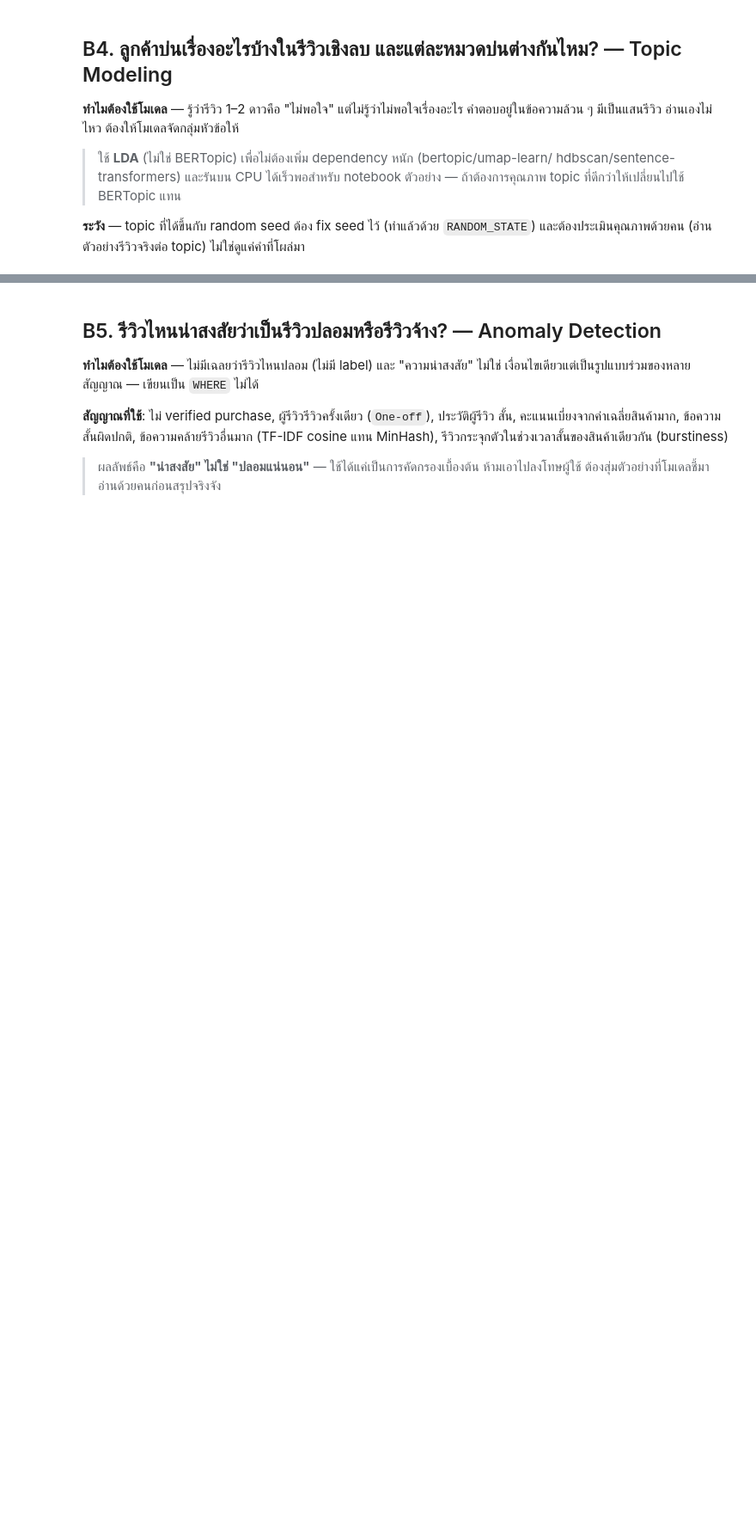
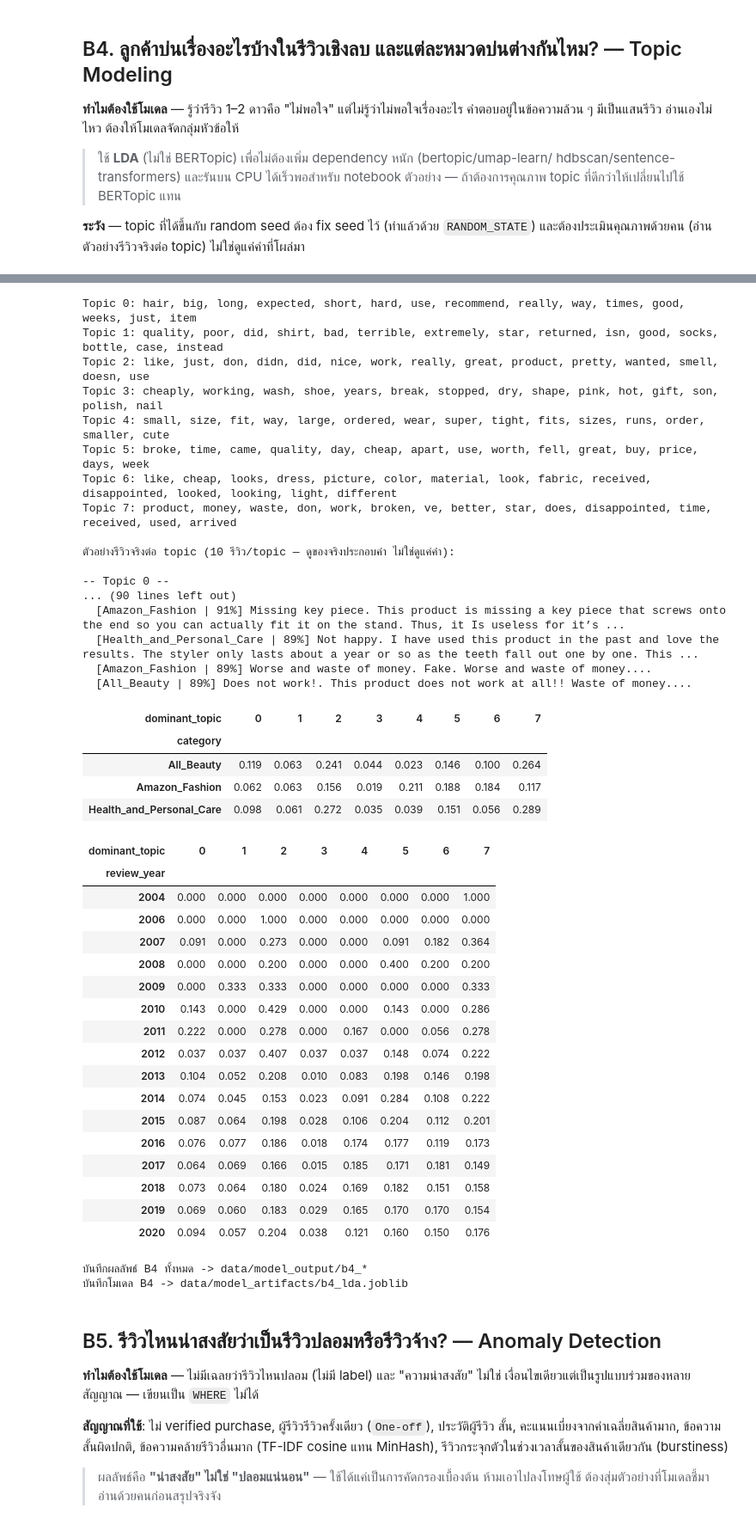
Before and after one commit to jjentaa/Product-Performance-Analytics-on-Marketplace-Data, a Jupyter notebook: model/model.ipynb, the cells around one changed output, grey strips where cells are left out. Shown at 86% size. Drawn from its saved outputs; the diff is of its cells as text; code cells hidden in the pictures; blank space fills up the shorter version.

```diff
--- a/model/model.ipynb
+++ b/model/model.ipynb
@@ -55,6 +55,11 @@ con.execute(f"CREATE VIEW product_features AS SELECT * FROM '{SRC}/product_featu
 OUTPUT_DIR = ROOT / "data" / "model_output"
 OUTPUT_DIR.mkdir(parents=True, exist_ok=True)
 
+# ที่เก็บตัวโมเดลที่เทรนแล้ว (joblib) — dashboard โหลดจากตรงนี้ ไม่ retrain สด
+import joblib
+MODEL_DIR = ROOT / "data" / "model_artifacts"
+MODEL_DIR.mkdir(parents=True, exist_ok=True)
+
 plt.rcParams["figure.figsize"] = (9, 4)
 plt.rcParams["axes.grid"] = True
 plt.rcParams["grid.alpha"] = 0.3
@@ -451,33 +600,81 @@ for t in range(N_TOPICS):
 
 # docs/business_questions.md แนะนำอ่าน 10-20 รีวิวต่อ topic ก่อนประเมินคุณภาพ
 EXAMPLES_PER_TOPIC = 10
 print(f"\nตัวอย่างรีวิวจริงต่อ topic ({EXAMPLES_PER_TOPIC} รีวิว/topic — ดูของจริงประกอบคำ ไม่ใช่ดูแค่คำ):")
 for t in range(N_TOPICS):
     sample = negative[negative.dominant_topic == t].nlargest(EXAMPLES_PER_TOPIC, "topic_prob")
     print(f"\n-- Topic {t} --")
     for _, r in sample.iterrows():
         print(f"  [{r.category} | {r.topic_prob:.0%}] {r.text_full[:150]}...")
 
 # เทียบสัดส่วน topic ข้ามหมวด — คาดว่า Amazon_Fashion เด่นเรื่องไซซ์/ความพอดี
 # ส่วน All_Beauty เด่นเรื่องอาการแพ้/กลิ่น/ของปลอม
 category_share = pd.crosstab(negative.category, negative.dominant_topic, normalize="index").round(3)
 display(category_share)
 
 # เทียบสัดส่วน topic ตามปี — ดูว่า topic ไหนโตขึ้นตามเวลา (สัญญาณปัญหาใหม่)
 yearly_share = pd.crosstab(negative.review_year, negative.dominant_topic, normalize="index").round(3)
 display(yearly_share)
 
 topic_words_df = pd.DataFrame(
     [(t, rank, w) for t, words in enumerate(topic_words) for rank, w in enumerate(words, 1)],
     columns=["topic_id", "rank", "word"])
 topic_words_df.to_csv(OUTPUT_DIR / "b4_topic_words.csv", index=False)
 
 negative[["review_id", "category", "review_year", "dominant_topic", "topic_prob"]].to_parquet(
     OUTPUT_DIR / "b4_review_topics.parquet", index=False)
 
 category_share.to_csv(OUTPUT_DIR / "b4_category_topic_share.csv")
 yearly_share.to_csv(OUTPUT_DIR / "b4_yearly_topic_share.csv")
 print(f"\nบันทึกผลลัพธ์ B4 ทั้งหมด -> {OUTPUT_DIR.relative_to(ROOT)}/b4_*")
+
+b4_path = MODEL_DIR / "b4_lda.joblib"
+joblib.dump({"vectorizer": count_vec, "lda": lda, "n_topics": N_TOPICS,
+             "topic_words": topic_words}, b4_path)
+print(f"บันทึกโมเดล B4 -> {b4_path.relative_to(ROOT)}")
+# %% [output]
+Topic 0: hair, big, long, expected, short, hard, use, recommend, really, way, times, good, weeks, just, item
+Topic 1: quality, poor, did, shirt, bad, terrible, extremely, star, returned, isn, good, socks, bottle, case, instead
+Topic 2: like, just, don, didn, did, nice, work, really, great, product, pretty, wanted, smell, doesn, use
+Topic 3: cheaply, working, wash, shoe, years, break, stopped, dry, shape, pink, hot, gift, son, polish, nail
+Topic 4: small, size, fit, way, large, ordered, wear, super, tight, fits, sizes, runs, order, smaller, cute
+Topic 5: broke, time, came, quality, day, cheap, apart, use, worth, fell, great, buy, price, days, week
+Topic 6: like, cheap, looks, dress, picture, color, material, look, fabric, received, disappointed, looked, looking, light, different
+Topic 7: product, money, waste, don, work, broken, ve, better, star, does, disappointed, time, received, used, arrived
+
+ตัวอย่างรีวิวจริงต่อ topic (10 รีวิว/topic — ดูของจริงประกอบคำ ไม่ใช่ดูแค่คำ):
+
+-- Topic 0 --
+... (90 lines left out)
+  [Amazon_Fashion | 91%] Missing key piece. This product is missing a key piece that screws onto the end so you can actually fit it on the stand. Thus, it Is useless for it’s ...
+  [Health_and_Personal_Care | 89%] Not happy. I have used this product in the past and love the results. The styler only lasts about a year or so as the teeth fall out one by one. This ...
+  [Amazon_Fashion | 89%] Worse and waste of money. Fake. Worse and waste of money....
+  [All_Beauty | 89%] Does not work!. This product does not work at all!! Waste of money....
+| dominant_topic | 0 | 1 | 2 | 3 | 4 | 5 | 6 | 7 |
+| category |  |  |  |  |  |  |  |  |
+| All_Beauty | 0.119 | 0.063 | 0.241 | 0.044 | 0.023 | 0.146 | 0.100 | 0.264 |
+| Amazon_Fashion | 0.062 | 0.063 | 0.156 | 0.019 | 0.211 | 0.188 | 0.184 | 0.117 |
+| Health_and_Personal_Care | 0.098 | 0.061 | 0.272 | 0.035 | 0.039 | 0.151 | 0.056 | 0.289 |
+| dominant_topic | 0 | 1 | 2 | 3 | 4 | 5 | 6 | 7 |
+| review_year |  |  |  |  |  |  |  |  |
+| 2004 | 0.000 | 0.000 | 0.000 | 0.000 | 0.000 | 0.000 | 0.000 | 1.000 |
+| 2006 | 0.000 | 0.000 | 1.000 | 0.000 | 0.000 | 0.000 | 0.000 | 0.000 |
+| 2007 | 0.091 | 0.000 | 0.273 | 0.000 | 0.000 | 0.091 | 0.182 | 0.364 |
+| 2008 | 0.000 | 0.000 | 0.200 | 0.000 | 0.000 | 0.400 | 0.200 | 0.200 |
+| 2009 | 0.000 | 0.333 | 0.333 | 0.000 | 0.000 | 0.000 | 0.000 | 0.333 |
+| 2010 | 0.143 | 0.000 | 0.429 | 0.000 | 0.000 | 0.143 | 0.000 | 0.286 |
+| 2011 | 0.222 | 0.000 | 0.278 | 0.000 | 0.167 | 0.000 | 0.056 | 0.278 |
+| 2012 | 0.037 | 0.037 | 0.407 | 0.037 | 0.037 | 0.148 | 0.074 | 0.222 |
+| 2013 | 0.104 | 0.052 | 0.208 | 0.010 | 0.083 | 0.198 | 0.146 | 0.198 |
+| 2014 | 0.074 | 0.045 | 0.153 | 0.023 | 0.091 | 0.284 | 0.108 | 0.222 |
+| 2015 | 0.087 | 0.064 | 0.198 | 0.028 | 0.106 | 0.204 | 0.112 | 0.201 |
+| 2016 | 0.076 | 0.077 | 0.186 | 0.018 | 0.174 | 0.177 | 0.119 | 0.173 |
+| 2017 | 0.064 | 0.069 | 0.166 | 0.015 | 0.185 | 0.171 | 0.181 | 0.149 |
+| 2018 | 0.073 | 0.064 | 0.180 | 0.024 | 0.169 | 0.182 | 0.151 | 0.158 |
+| 2019 | 0.069 | 0.060 | 0.183 | 0.029 | 0.165 | 0.170 | 0.170 | 0.154 |
+| 2020 | 0.094 | 0.057 | 0.204 | 0.038 | 0.121 | 0.160 | 0.150 | 0.176 |
+บันทึกผลลัพธ์ B4 ทั้งหมด -> data/model_output/b4_*
+บันทึกโมเดล B4 -> data/model_artifacts/b4_lda.joblib
 # %% [markdown]
 ## B5. รีวิวไหนน่าสงสัยว่าเป็นรีวิวปลอมหรือรีวิวจ้าง? — Anomaly Detection
 
```
Also changed, not shown: parts of 19 cells of this notebook, 22 other files.
